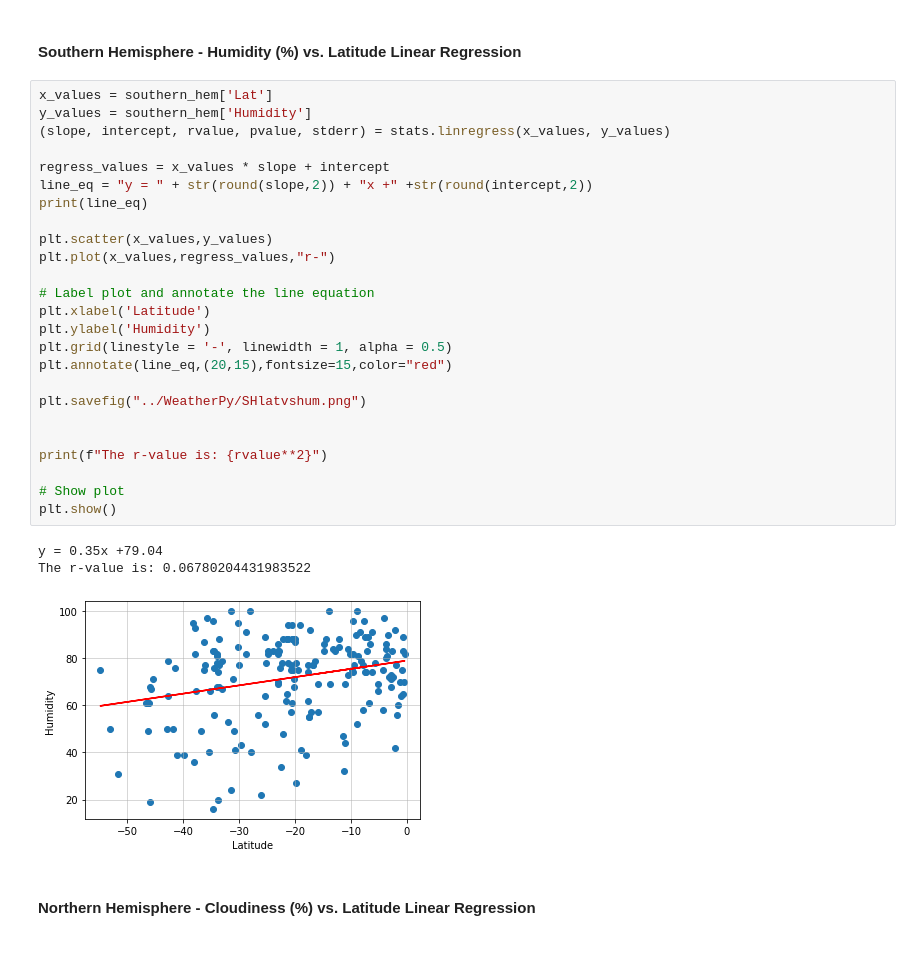
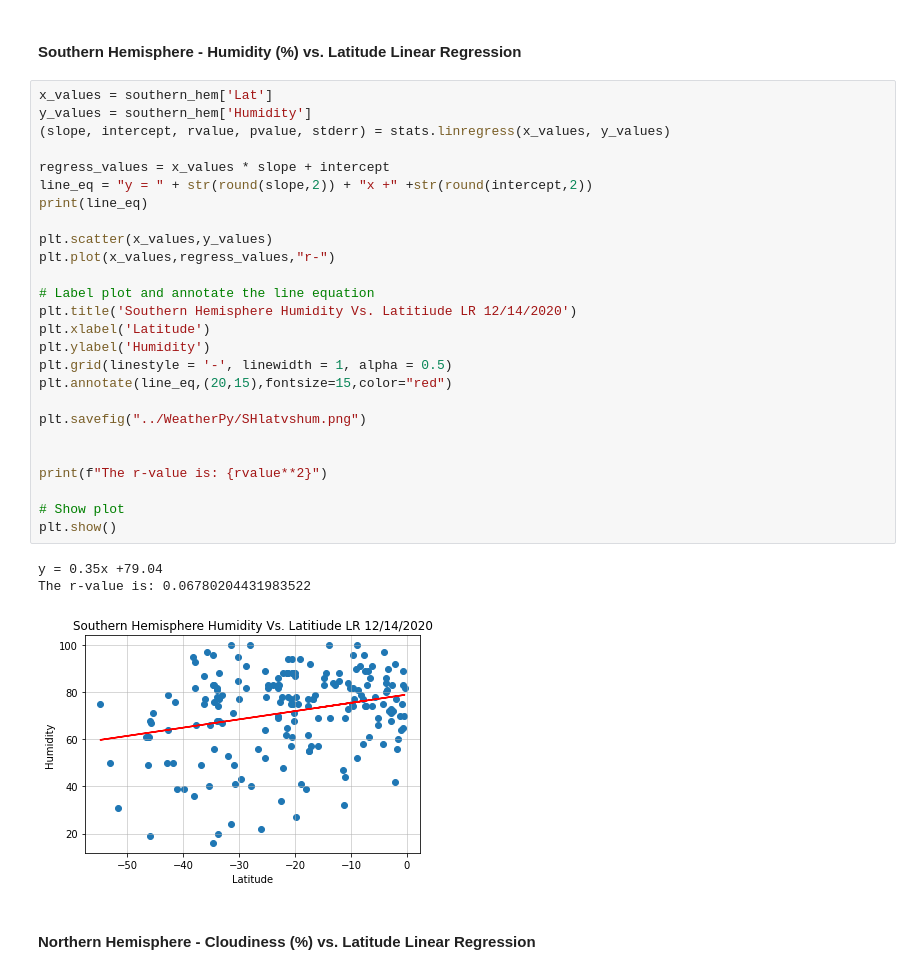
Before and after one commit to swanifereight/python-api-challenge, a Jupyter notebook: starter_code/WeatherPy/WeatherPy.ipynb, the cells around one changed output. Saved outputs shown, nothing was run; the diff lists cells and outputs as text.

```diff
--- a/starter_code/WeatherPy/WeatherPy.ipynb
+++ b/starter_code/WeatherPy/WeatherPy.ipynb
@@ -336,32 +351,33 @@ The r-value is: 0.11270969359026192
 # %%
 x_values = southern_hem['Lat']
 y_values = southern_hem['Humidity']
 (slope, intercept, rvalue, pvalue, stderr) = stats.linregress(x_values, y_values)
 
 regress_values = x_values * slope + intercept
 line_eq = "y = " + str(round(slope,2)) + "x +" +str(round(intercept,2))
 print(line_eq)
 
 plt.scatter(x_values,y_values)
 plt.plot(x_values,regress_values,"r-")
 
 # Label plot and annotate the line equation
+plt.title('Southern Hemisphere Humidity Vs. Latitiude LR 12/14/2020')
 plt.xlabel('Latitude')
 plt.ylabel('Humidity')
 plt.grid(linestyle = '-', linewidth = 1, alpha = 0.5)
 plt.annotate(line_eq,(20,15),fontsize=15,color="red")
 
 plt.savefig("../WeatherPy/SHlatvshum.png")
 
 
 print(f"The r-value is: {rvalue**2}")
 
 # Show plot
 plt.show()
 # %% [output]
 y = 0.35x +79.04
 The r-value is: 0.06780204431983522
-[figure, old version]
+[figure, new version]
 # %% [markdown]
 ####  Northern Hemisphere - Cloudiness (%) vs. Latitude Linear Regression
 # %%
```
Also changed, not shown: parts of 19 cells of this notebook, 12 other files.
